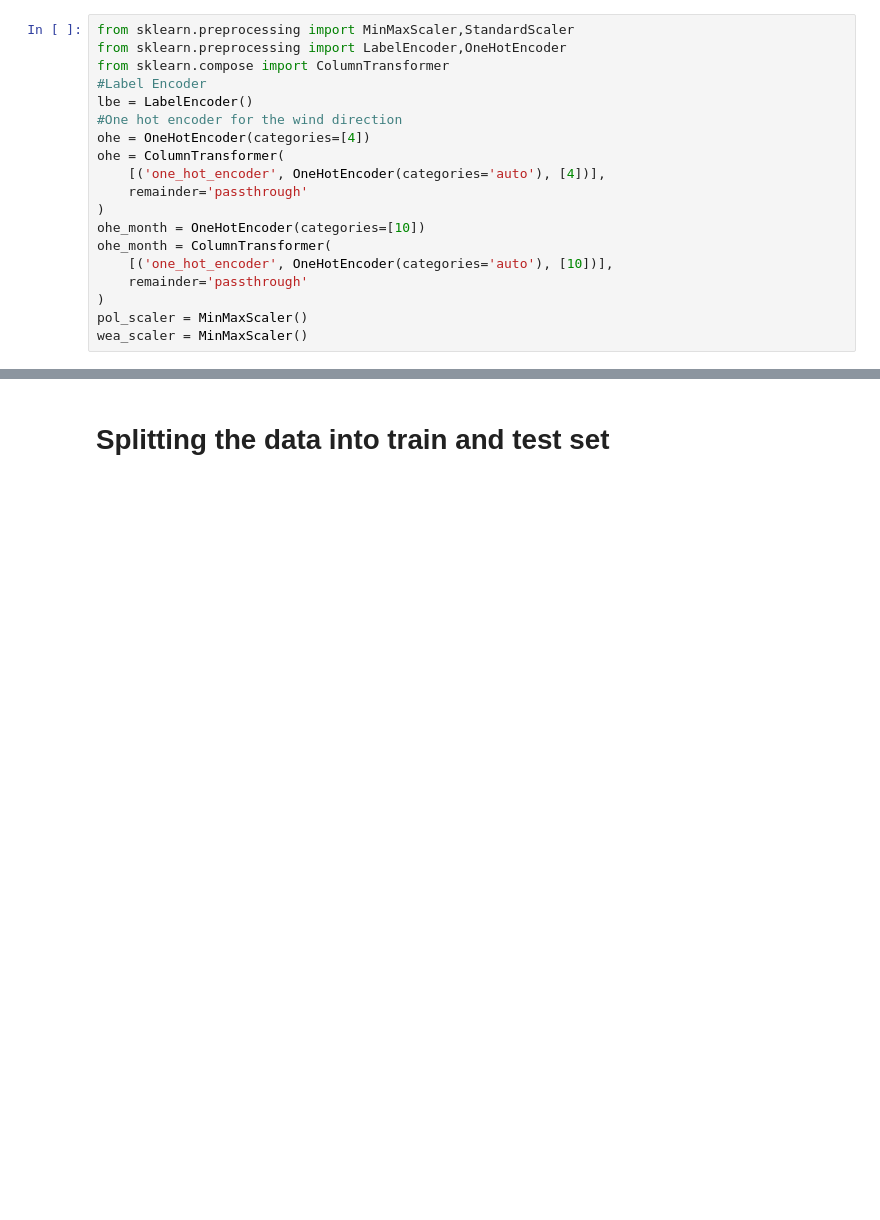
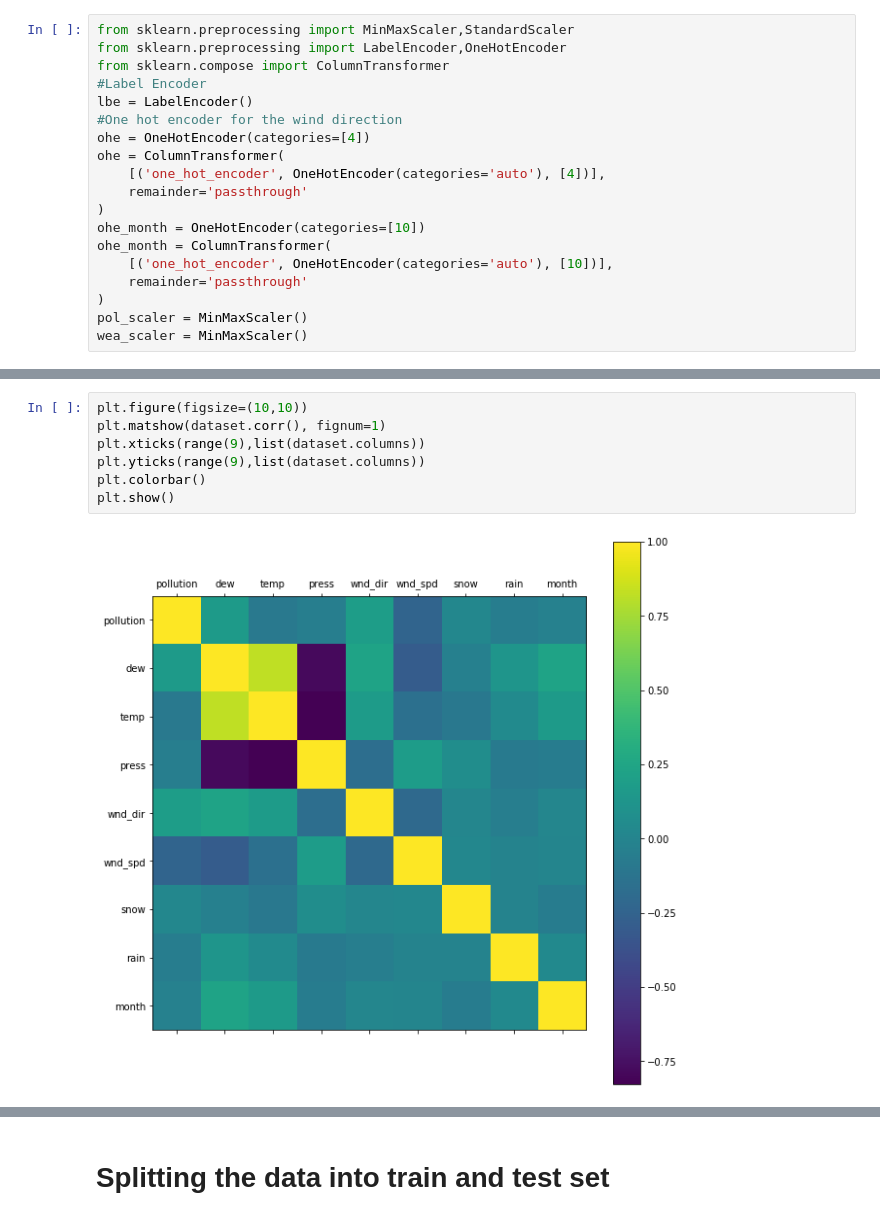
Before and after one commit to SAint7579/Hybrid_LSTM-DNN_PollutionForecasting, a Jupyter notebook: RNN_DNN_HYB_1day_mean_max.ipynb, the cells around one changed output, grey strips where cells are left out. Cells and saved outputs as stored; diff of their text form; blank space fills up the shorter version.

```diff
--- a/RNN_DNN_HYB_1day_mean_max.ipynb
+++ b/RNN_DNN_HYB_1day_mean_max.ipynb
@@ -88 +99,10 @@ wea_scaler = MinMaxScaler()
+# %%
+plt.figure(figsize=(10,10))
+plt.matshow(dataset.corr(), fignum=1)
+plt.xticks(range(9),list(dataset.columns))
+plt.yticks(range(9),list(dataset.columns))
+plt.colorbar()
+plt.show()
+# %% [output]
+[figure, added]
 # %%
```
Also changed, not shown: parts of 8 cells of this notebook, 3 other files.
